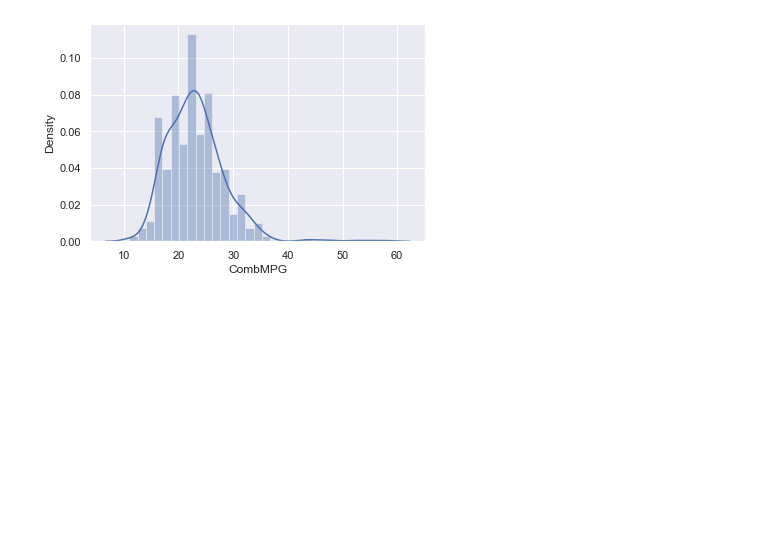
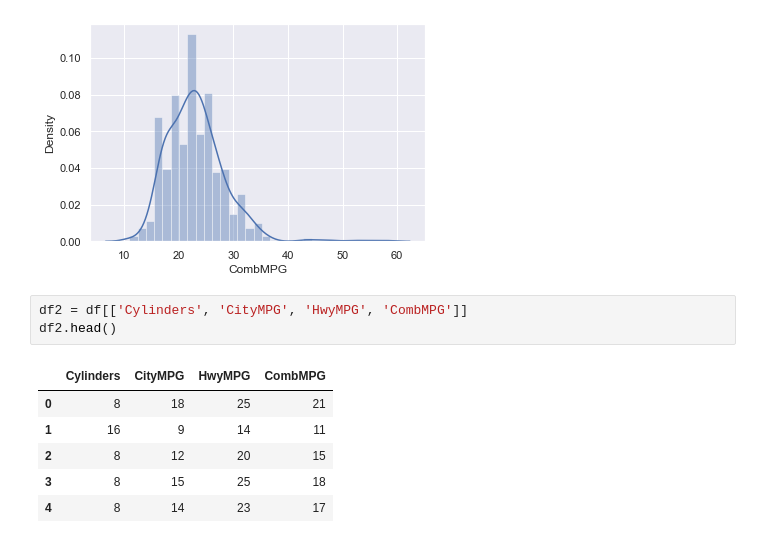
Before and after one commit to kamath7/MLProjectsRepo, a Jupyter notebook: QuiteTheBasics/seaborn.ipynb, the cells around one changed output. Cells and saved outputs as stored; diff of their text form; blank space fills up the shorter version.

```diff
--- a/QuiteTheBasics/seaborn.ipynb
+++ b/QuiteTheBasics/seaborn.ipynb
@@ -45,3 +45,13 @@ https://gist.github.com/mwaskom/de44147ed2974457ad6372750bbe5751
   sns.distplot(df['CombMPG'])
 <AxesSubplot: xlabel='CombMPG', ylabel='Density'>
 [figure]
+# %%
+df2 = df[['Cylinders', 'CityMPG', 'HwyMPG', 'CombMPG']]
+df2.head()
+# %% [output]
+|  | Cylinders | CityMPG | HwyMPG | CombMPG |
+| 0 | 8 | 18 | 25 | 21 |
+| 1 | 16 | 9 | 14 | 11 |
+| 2 | 8 | 12 | 20 | 15 |
+| 3 | 8 | 15 | 25 | 18 |
+| 4 | 8 | 14 | 23 | 17 |
```
Also changed, not shown: parts of 1 cell of this notebook.
